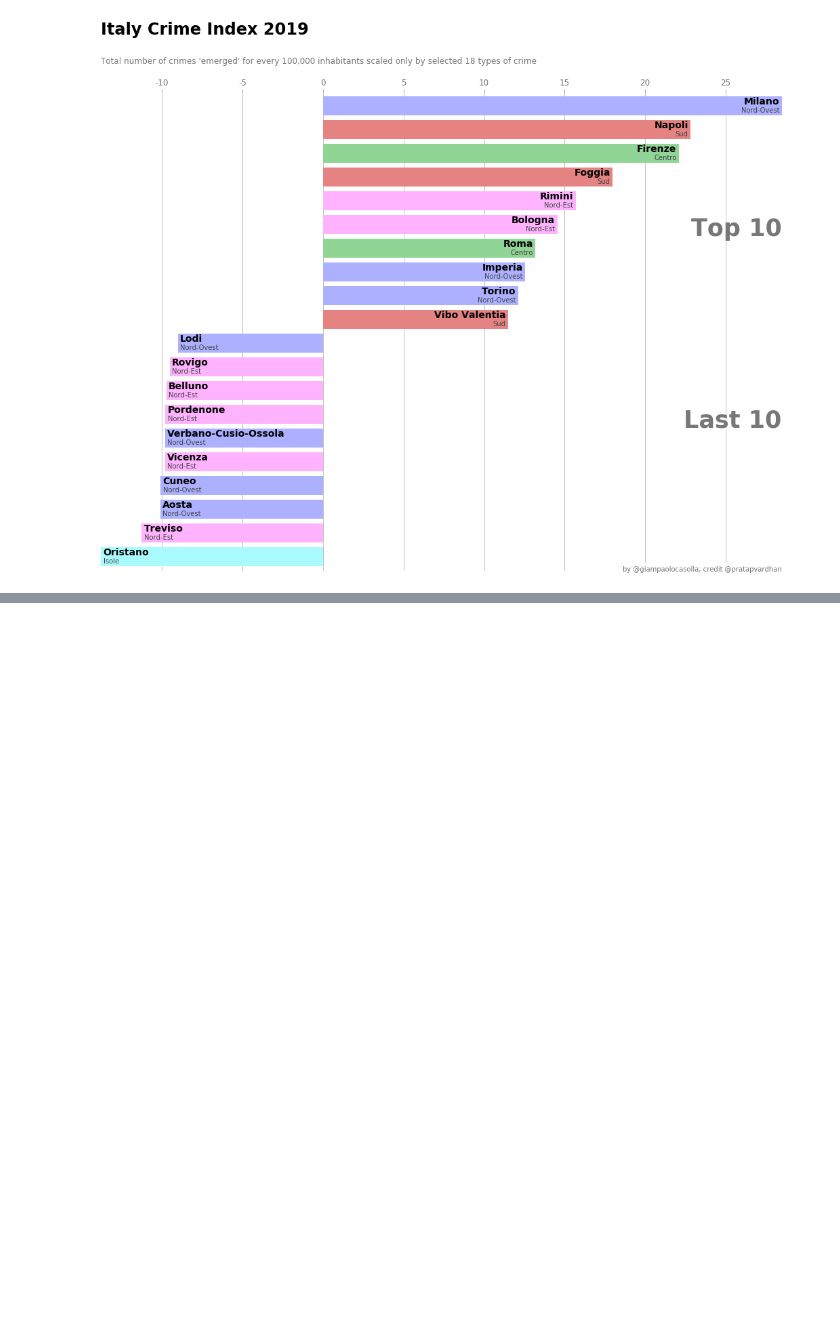
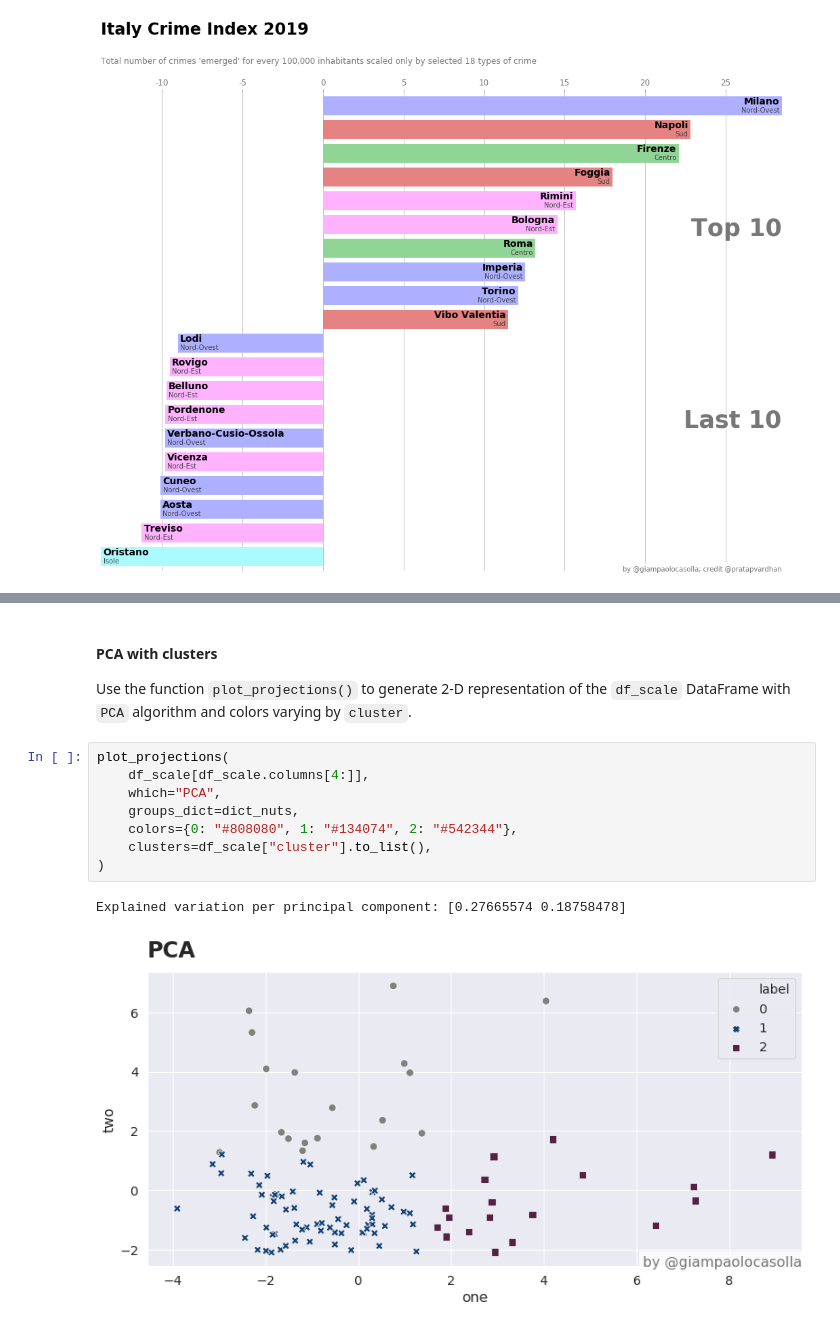
Before and after one commit to data-jeesee/notebooks, a Jupyter notebook: italy_crime_index.ipynb, the cells around one changed output, grey strips where cells are left out. Saved outputs shown, nothing was run; the diff lists cells and outputs as text; blank space fills up the shorter version.

```diff
--- a/italy_crime_index.ipynb
+++ b/italy_crime_index.ipynb
@@ -321,0 +531,15 @@ draw_barchart(
+# %% [markdown]
+#### PCA with clusters
+
+Use the function `plot_projections()` to generate 2-D representation of the `df_scale` DataFrame with `PCA` algorithm and colors varying by `cluster`.
+# %%
+plot_projections(
+    df_scale[df_scale.columns[4:]],
+    which="PCA",
+    groups_dict=dict_nuts,
+    colors={0: "#808080", 1: "#134074", 2: "#542344"},
+    clusters=df_scale["cluster"].to_list(),
+)
+# %% [output]
+Explained variation per principal component: [0.27665574 0.18758478]
+[figure, added]
```
Also changed, not shown: parts of 24 cells of this notebook.
